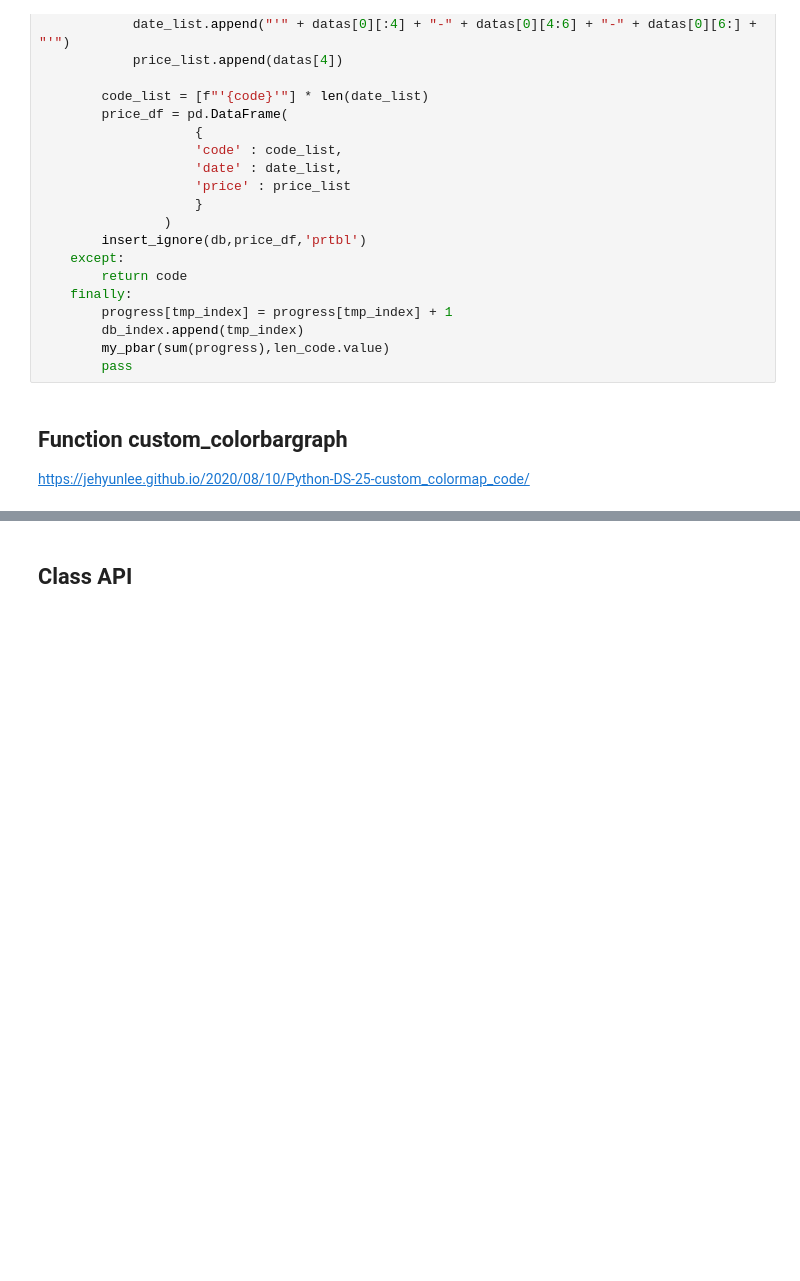
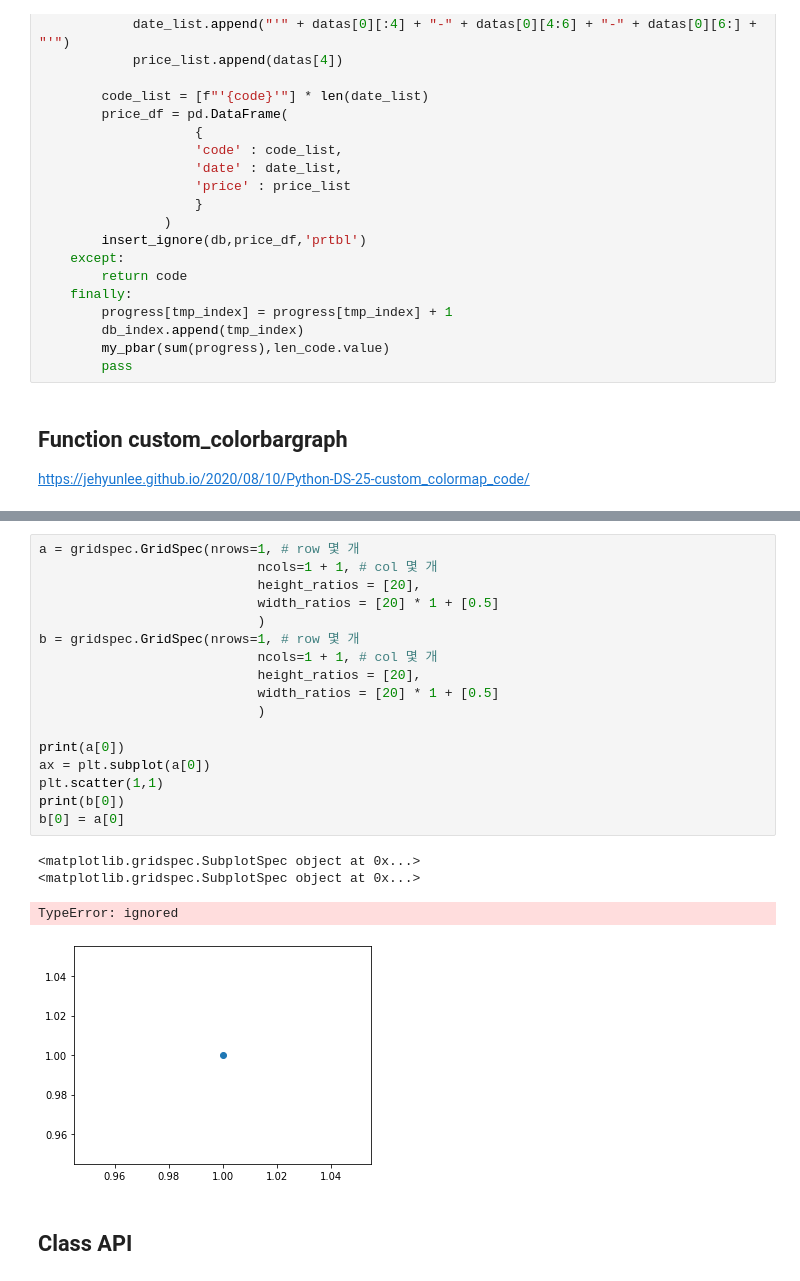
Before and after one commit to GNuSeekK/Quant, a Jupyter notebook: 퀀트기반_추천주_프로그램.ipynb, the cells around one changed output, grey strips where cells are left out. Cells and saved outputs as stored; diff of their text form; blank space fills up the shorter version.

```diff
--- a/퀀트기반_추천주_프로그램.ipynb
+++ b/퀀트기반_추천주_프로그램.ipynb
@@ -418,3 +446,25 @@ def color_find(min_color, max_color, x):
+# %%
+a = gridspec.GridSpec(nrows=1, # row 몇 개
+                            ncols=1 + 1, # col 몇 개
+                            height_ratios = [20],
+                            width_ratios = [20] * 1 + [0.5]
+                            )
+b = gridspec.GridSpec(nrows=1, # row 몇 개
+                            ncols=1 + 1, # col 몇 개
+                            height_ratios = [20],
+                            width_ratios = [20] * 1 + [0.5]
+                            )
+
+print(a[0])
+ax = plt.subplot(a[0])
+plt.scatter(1,1)
+print(b[0])
+b[0] = a[0]
+# %% [output]
+<matplotlib.gridspec.SubplotSpec object at 0x...>
+<matplotlib.gridspec.SubplotSpec object at 0x...>
+TypeError: ignored
+[figure, added]
 # %% [markdown]
 ## Class API
 # %%
```
Also changed, not shown: parts of 4 cells of this notebook.
